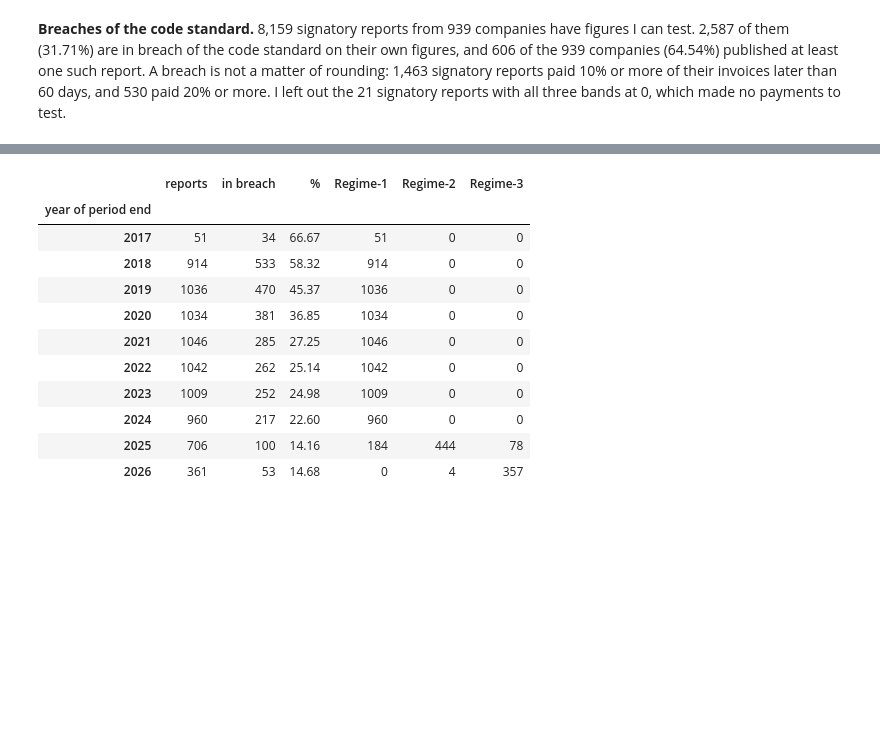
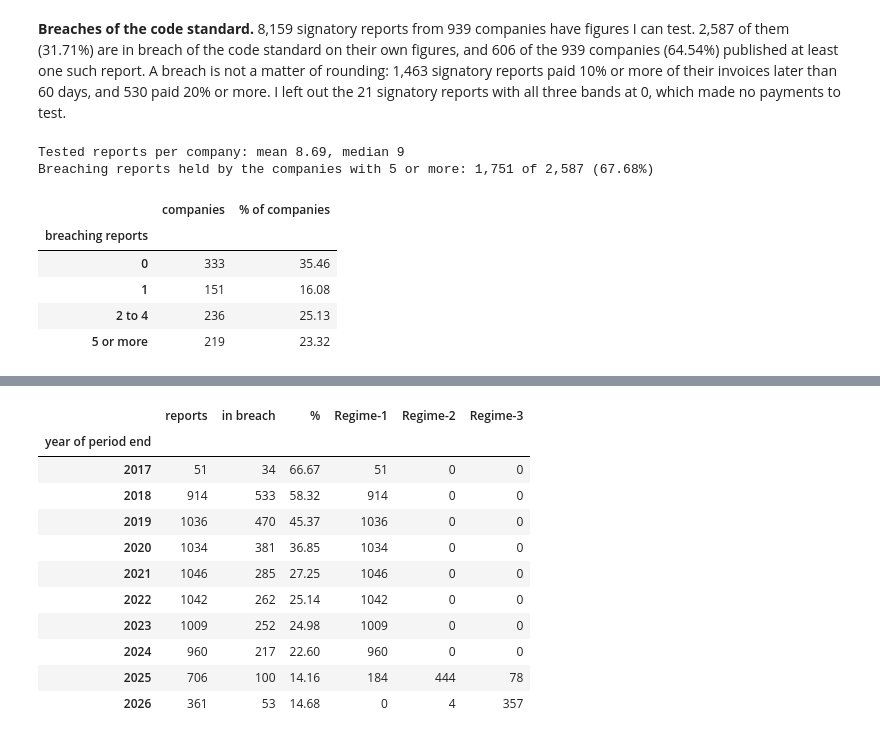
Before and after one commit to PaddyGilliland1/statistical-analysis-project, a Jupyter notebook: analysis.ipynb, the cells around one changed output, grey strips where cells are left out. Cells and saved outputs as stored; diff of their text form; code cells hidden in the pictures; blank space fills up the shorter version.

Commit message:
Add the breaches-per-company table to the code standard

```diff
--- a/analysis.ipynb
+++ b/analysis.ipynb
@@ -1671,3 +1721,28 @@ A breach: 6% or more paid later than 60 days, and 94% or less paid within 60 day
 | Paid later than 60 days: 20% or more | 530 | 6.50 | 216 | 23.00 |
 # %% [markdown]
 **Breaches of the code standard.** 8,159 signatory reports from 939 companies have figures I can test. 2,587 of them (31.71%) are in breach of the code standard on their own figures, and 606 of the 939 companies (64.54%) published at least one such report. A breach is not a matter of rounding: 1,463 signatory reports paid 10% or more of their invoices later than 60 days, and 530 paid 20% or more. I left out the 21 signatory reports with all three bands at 0, which made no payments to test.
+# %%
+breach_units, breach_unit_figures = breaches_per_company(
+    flagged, col, tested, breach
+)
+mean = breach_unit_figures["tested reports per company, mean"]
+median = breach_unit_figures["tested reports per company, median"]
+held = breach_unit_figures[
+    "breaching reports held by companies with 5 or more"
+]
+share = breach_unit_figures["% of all breaching reports"]
+print(f"Tested reports per company: mean {mean:.2f}, median {median:g}")
+print(
+    f"Breaching reports held by the companies with 5 or more: {held:,} of "
+    f"{breach.sum():,} ({share:.2f}%)"
+)
+breach_units
+# %% [output]
+Tested reports per company: mean 8.69, median 9
+Breaching reports held by the companies with 5 or more: 1,751 of 2,587 (67.68%)
+|  | companies | % of companies |
+| breaching reports |  |  |
+| 0 | 333 | 35.46 |
+| 1 | 151 | 16.08 |
+| 2 to 4 | 236 | 25.13 |
+| 5 or more | 219 | 23.32 |
```
Also changed, not shown: parts of 2 cells of this notebook.
